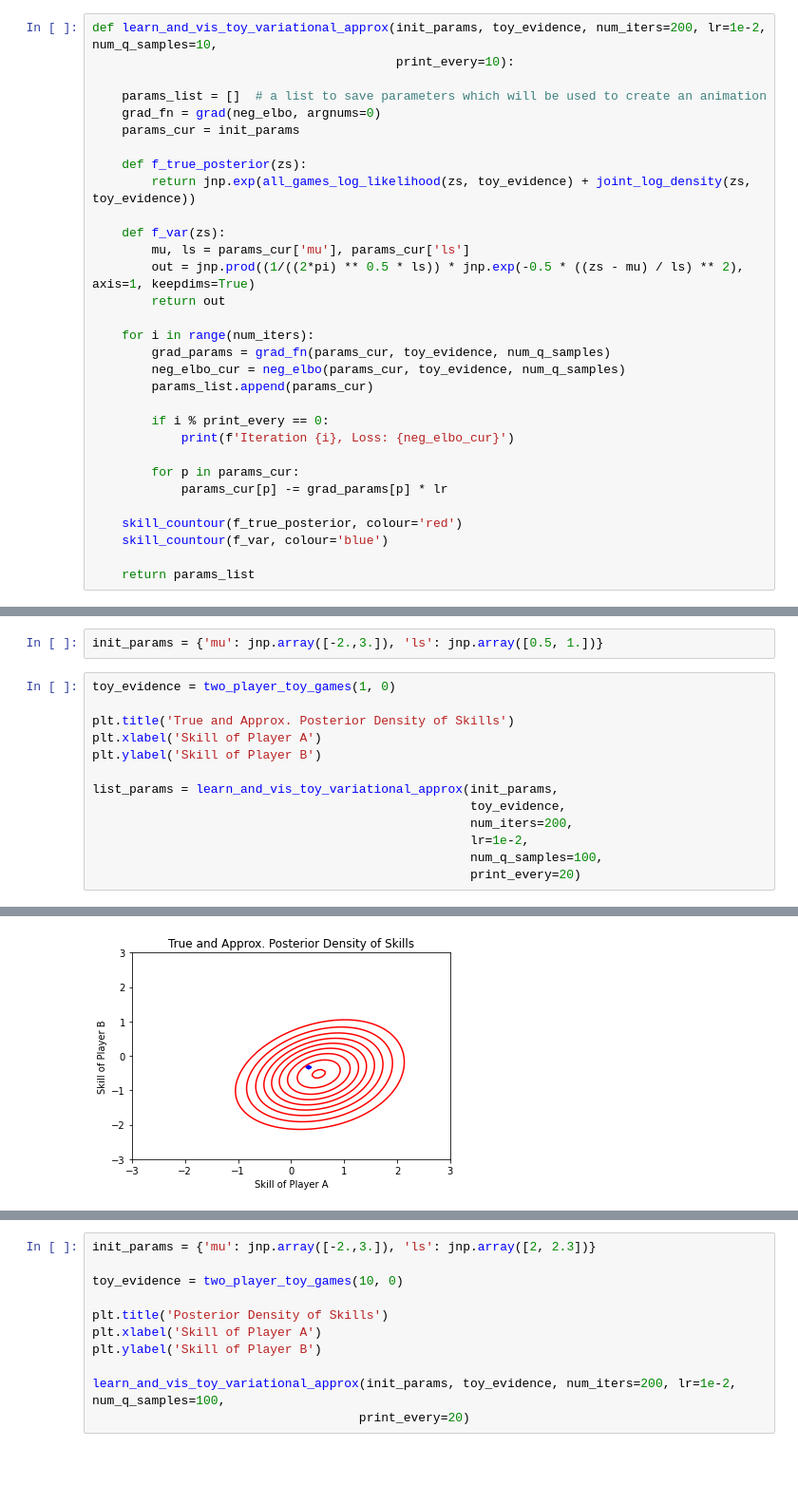
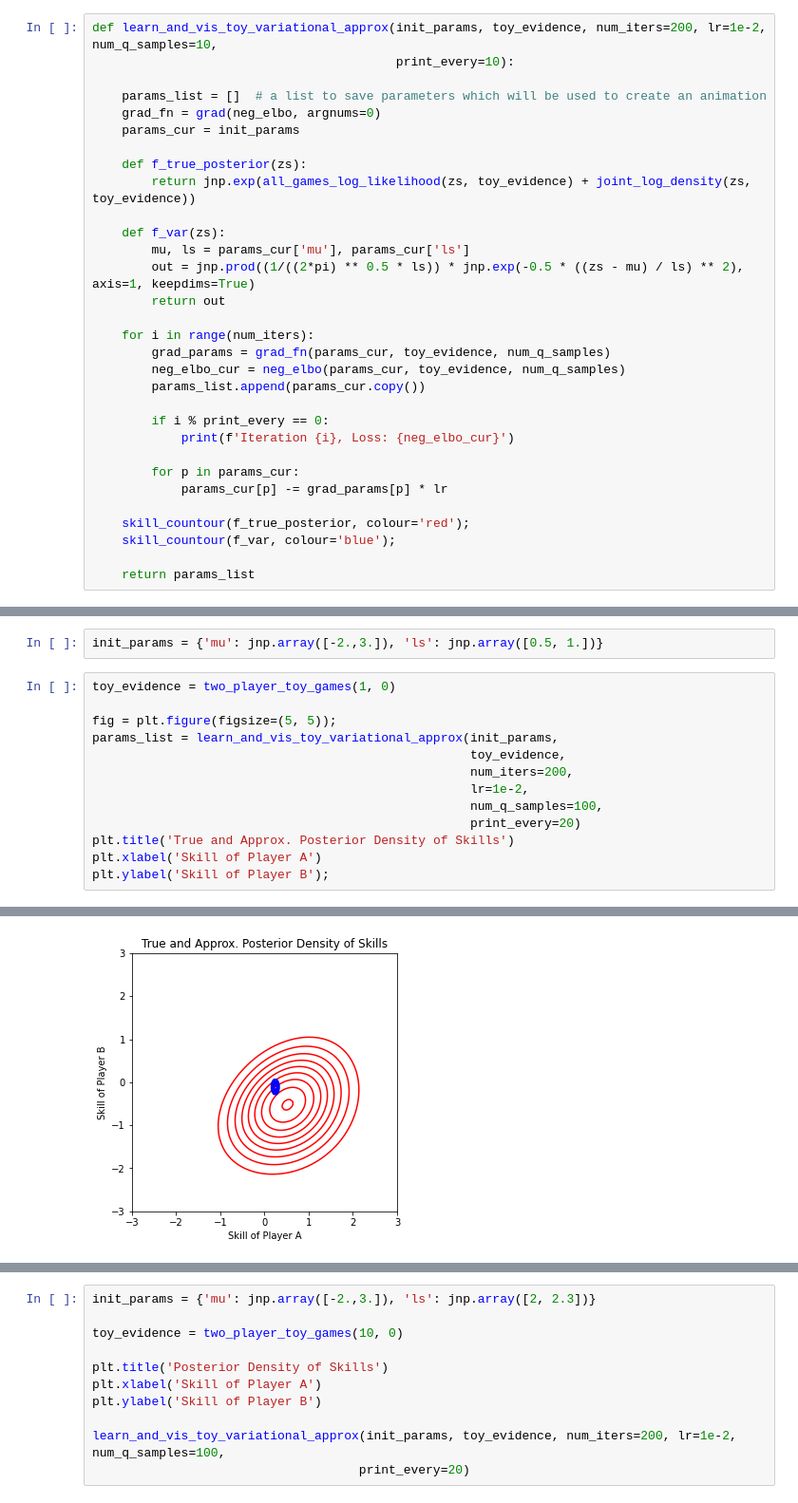
Before and after one commit to mrsalehi/csc2506-prob-learn-reason, a Jupyter notebook: Assignment-2/A2.ipynb, the cells around one changed output, grey strips where cells are left out. Shown: that part at 95% size. Drawn from its saved outputs; the diff is of its cells as text; blank space fills up the shorter version.

```diff
--- a/Assignment-2/A2.ipynb
+++ b/Assignment-2/A2.ipynb
@@ -213,7 +213,7 @@ def learn_and_vis_toy_variational_approx(init_params, toy_evidence, num_iters=20
     for i in range(num_iters):
         grad_params = grad_fn(params_cur, toy_evidence, num_q_samples)
         neg_elbo_cur = neg_elbo(params_cur, toy_evidence, num_q_samples)
-        params_list.append(params_cur)
+        params_list.append(params_cur.copy())
 
         if i % print_every == 0:
             print(f'Iteration {i}, Loss: {neg_elbo_cur}')
@@ -221,8 +221,8 @@ def learn_and_vis_toy_variational_approx(init_params, toy_evidence, num_iters=20
         for p in params_cur:
             params_cur[p] -= grad_params[p] * lr
 
-    skill_countour(f_true_posterior, colour='red')
-    skill_countour(f_var, colour='blue')
+    skill_countour(f_true_posterior, colour='red');
+    skill_countour(f_var, colour='blue');
 
     return params_list
 # %% [markdown]
@@ -232,14 +232,14 @@ init_params = {'mu': jnp.array([-2.,3.]), 'ls': jnp.array([0.5, 1.])}
 # %%
 toy_evidence = two_player_toy_games(1, 0)
 
-plt.title('True and Approx. Posterior Density of Skills')
-plt.xlabel('Skill of Player A')
-plt.ylabel('Skill of Player B')
-
-list_params = learn_and_vis_toy_variational_approx(init_params,
+fig = plt.figure(figsize=(5, 5));
+params_list = learn_and_vis_toy_variational_approx(init_params,
                                                    toy_evidence,
                                                    num_iters=200,
                                                    lr=1e-2,
                                                    num_q_samples=100,
                                                    print_every=20)
+plt.title('True and Approx. Posterior Density of Skills')
+plt.xlabel('Skill of Player A')
+plt.ylabel('Skill of Player B');
 # %% [output]
@@ -256 +256 @@ Iteration 180, Loss: -0.349743127822876
-[figure, old version]
+[figure, new version]
```
Also changed, not shown: parts of 3 cells of this notebook.
